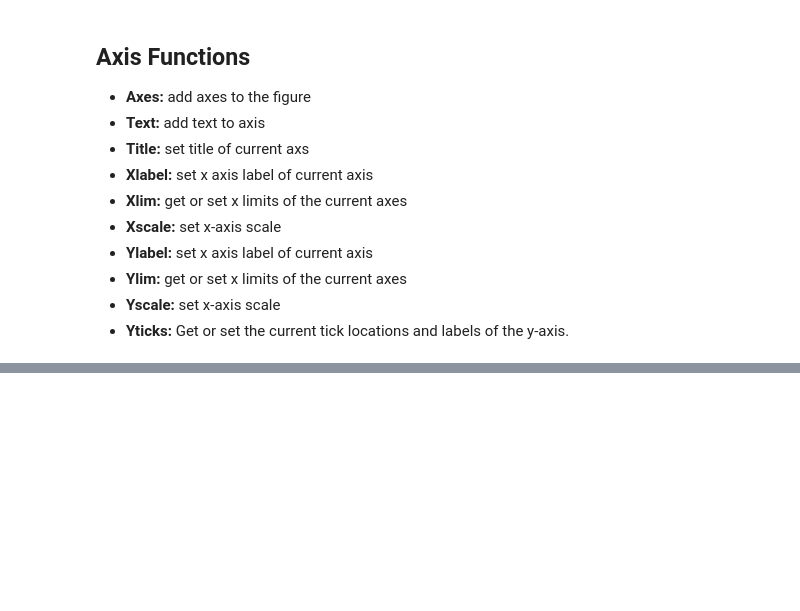
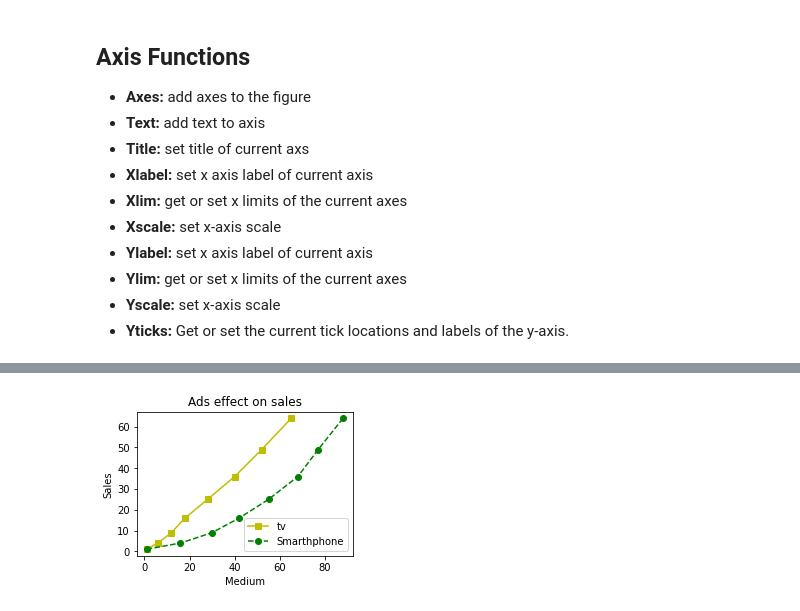
Before and after one commit to SantiGonzalezz/Sololearn, a Jupyter notebook: Matplotlib.ipynb, the cells around one changed output, grey strips where cells are left out. Cells and saved outputs as stored; diff of their text form; code cells hidden in the pictures; blank space fills up the shorter version.

```diff
--- a/Matplotlib.ipynb
+++ b/Matplotlib.ipynb
@@ -38,0 +120,15 @@ import matplotlib.pyplot as plt
+# %%
+y = [1, 4, 9, 16, 25, 36, 49, 64]
+x1 = [1, 16, 30, 42, 55, 68, 77, 88]
+x2 = [1, 6, 12, 18, 28, 40, 52, 65]
+fig = plt.figure()
+ax = fig.add_axes([0, 0, .5, .5])
+l1 = ax.plot(x2, y, 'ys-')
+l2 = ax.plot(x1, y, 'go--')
+ax.legend(labels=('tv', 'Smarthphone'), loc=4) # 4 = 'lower right'
+ax.set_title('Ads effect on sales')
+ax.set_xlabel('Medium')
+ax.set_ylabel('Sales')
+plt.show()
+# %% [output]
+[figure, added]
```
Also changed, not shown: parts of 13 cells of this notebook.
